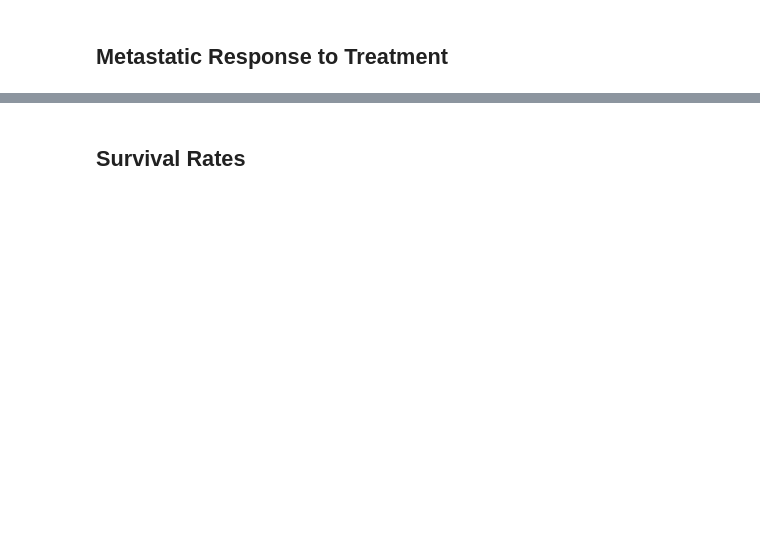
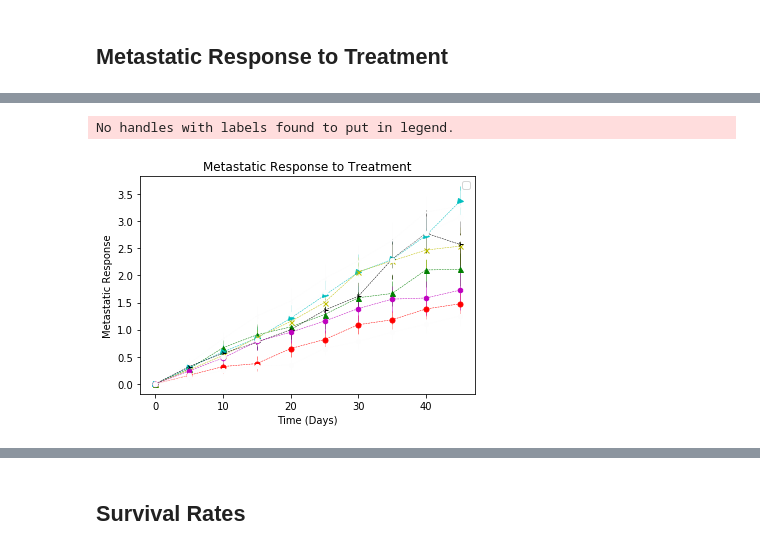
Before and after one commit to kavehamini/matplotlib-challenge, a Jupyter notebook: Pymaceuticals/pymaceuticals_Kaveh.ipynb, the cells around one changed output, grey strips where cells are left out. Saved outputs shown, nothing was run; the diff lists cells and outputs as text; code cells hidden in the pictures; blank space fills up the shorter version.

```diff
--- a/Pymaceuticals/pymaceuticals_Kaveh.ipynb
+++ b/Pymaceuticals/pymaceuticals_Kaveh.ipynb
@@ -185,7 +185,11 @@ plt.show()
 ## Metastatic Response to Treatment
 # %%
 # Store the Mean Met. Site Data Grouped by Drug and Timepoint
+metastaticmean = grouped['Metastatic Sites'].mean()
 
 # Convert to DataFrame
+metastaticmeandf = pd.DataFrame(metastaticmean)
+
 
 # Preview DataFrame
+metastaticmeandf
@@ -192,6 +211,8 @@ plt.show()
 # %%
 # Store the Standard Error associated with Met. Sites Grouped by Drug and Timepoint
+metastaticsem = grouped['Metastatic Sites'].sem()
 
 # Convert to DataFrame
-
+metastaticsemdf = pd.DataFrame(metastaticsem)
 # Preview DataFrame
+metastaticsemdf.head()
@@ -207,4 +227,7 @@ plt.show()
 # %%
 # Minor Data Munging to Re-Format the Data Frames
+metastaticmeandf = metastaticmeandf.unstack(level = 0)
+metastaticmeandf.columns = metastaticmeandf.columns.get_level_values(1)
 
 # Preview that Reformatting worked
+metastaticmeandf
@@ -225,0 +247,6 @@ plt.show()
+# %%
+metastaticsemdf = metastaticsemdf.unstack(level = 0)
+metastaticsemdf.columns = metastaticsemdf.columns.get_level_values(1)
+
+
+metastaticsemdf
@@ -226,3 +266,42 @@ plt.show()
+# %%
+# Generate the Plot (with Error Bars)
+plt.errorbar(metastaticmeandf.index, metastaticmeandf['Capomulin'], yerr=metastaticsemdf['Capomulin'],
+             color='r', marker='o', markersize=5, linestyle='--', linewidth=0.5)
+plt.errorbar(metastaticmeandf.index, metastaticmeandf['Ceftamin'], yerr=metastaticsemdf['Ceftamin'],
+             color='1', marker="v", markersize=5, linestyle='--', linewidth=0.5)
+plt.errorbar(metastaticmeandf.index, metastaticmeandf['Infubinol'], yerr=metastaticsemdf['Infubinol'],
+             color='g', marker='^', markersize=5, linestyle='--', linewidth=0.5)
+plt.errorbar(metastaticmeandf.index, metastaticmeandf['Ketapril'], yerr=metastaticsemdf['Ketapril'],
+             color='c', marker='>', markersize=5, linestyle='--', linewidth=0.5)
+plt.errorbar(metastaticmeandf.index, metastaticmeandf['Naftisol'], yerr=metastaticsemdf['Naftisol'],
+             color='y', marker='x', markersize=5, linestyle='--', linewidth=0.5)
+plt.errorbar(metastaticmeandf.index, metastaticmeandf['Placebo'], yerr=metastaticsemdf['Placebo'],
+             color='4', marker='3', markersize=5, linestyle='--', linewidth=0.5)
+plt.errorbar(metastaticmeandf.index, metastaticmeandf['Propriva'], yerr=metastaticsemdf['Propriva'],
+             color='0', marker='4', markersize=5, linestyle='--', linewidth=0.5)
+plt.errorbar(metastaticmeandf.index, metastaticmeandf['Ramicane'], yerr=metastaticsemdf['Ramicane'],
+             color='3', marker='8', markersize=5, linestyle='--', linewidth=0.5)
+plt.errorbar(metastaticmeandf.index, metastaticmeandf['Stelasyn'], yerr=metastaticsemdf['Stelasyn'],
+             color='m', marker='h', markersize=5, linestyle='--', linewidth=0.5)
+plt.errorbar(metastaticmeandf.index, metastaticmeandf['Zoniferol'], yerr=metastaticsemdf['Zoniferol'],
+             color='2', marker='H', markersize=5, linestyle='--', linewidth=0.5)
+
+x_lim = len(metastaticmeandf.index)
+# Chart title
+plt.title("Metastatic Response to Treatment")
+# x label
+plt.xlabel("Time (Days)")
+# y label
+plt.ylabel("Metastatic Response")
+# legend
+plt.legend()
+plt.show()
+# Save the Figure
+
+# Show the Figure
+# %% [output]
+No handles with labels found to put in legend.
+[figure, added]
 # %% [markdown]
 ![Metastatic Spread During Treatment](../Images/spread.png)
 # %% [markdown]
```
Also changed, not shown: parts of 12 cells of this notebook.
